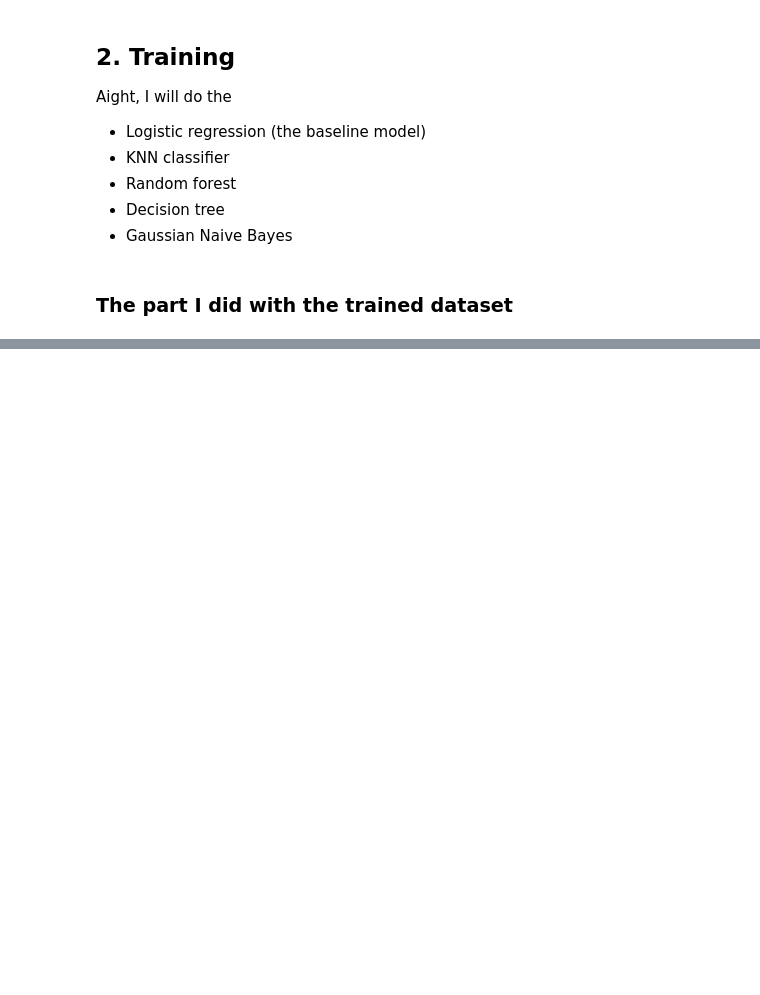
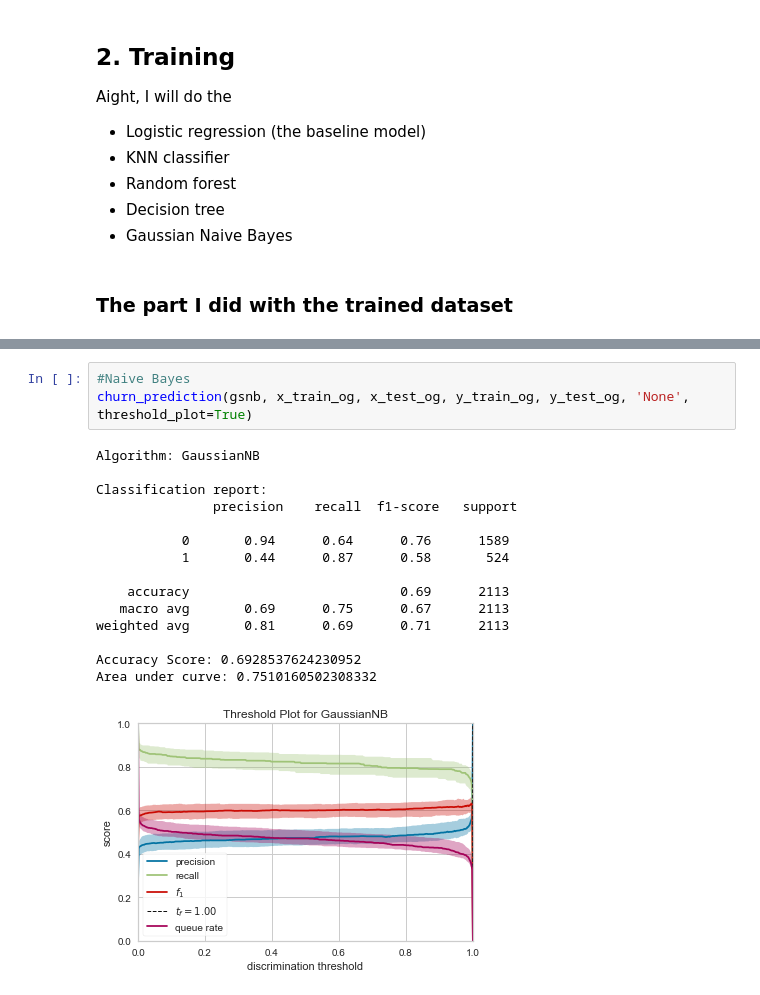
Before and after one commit to 2na3k/churn-analysis, a Jupyter notebook: churn-analysis.ipynb, the cells around one changed output, grey strips where cells are left out. Cells and saved outputs as stored; diff of their text form; blank space fills up the shorter version.

```diff
--- a/churn-analysis.ipynb
+++ b/churn-analysis.ipynb
@@ -476,0 +543,19 @@ Area under curve: 0.628912273790708
+# %%
+#Naive Bayes
+churn_prediction(gsnb, x_train_og, x_test_og, y_train_og, y_test_og, 'None', threshold_plot=True)
+# %% [output]
+Algorithm: GaussianNB
+
+Classification report:
+               precision    recall  f1-score   support
+
+           0       0.94      0.64      0.76      1589
+           1       0.44      0.87      0.58       524
+
+    accuracy                           0.69      2113
+   macro avg       0.69      0.75      0.67      2113
+weighted avg       0.81      0.69      0.71      2113
+
+Accuracy Score: 0.6928537624230952
+Area under curve: 0.7510160502308332
+[figure, added]
```
Also changed, not shown: parts of 9 cells of this notebook.
